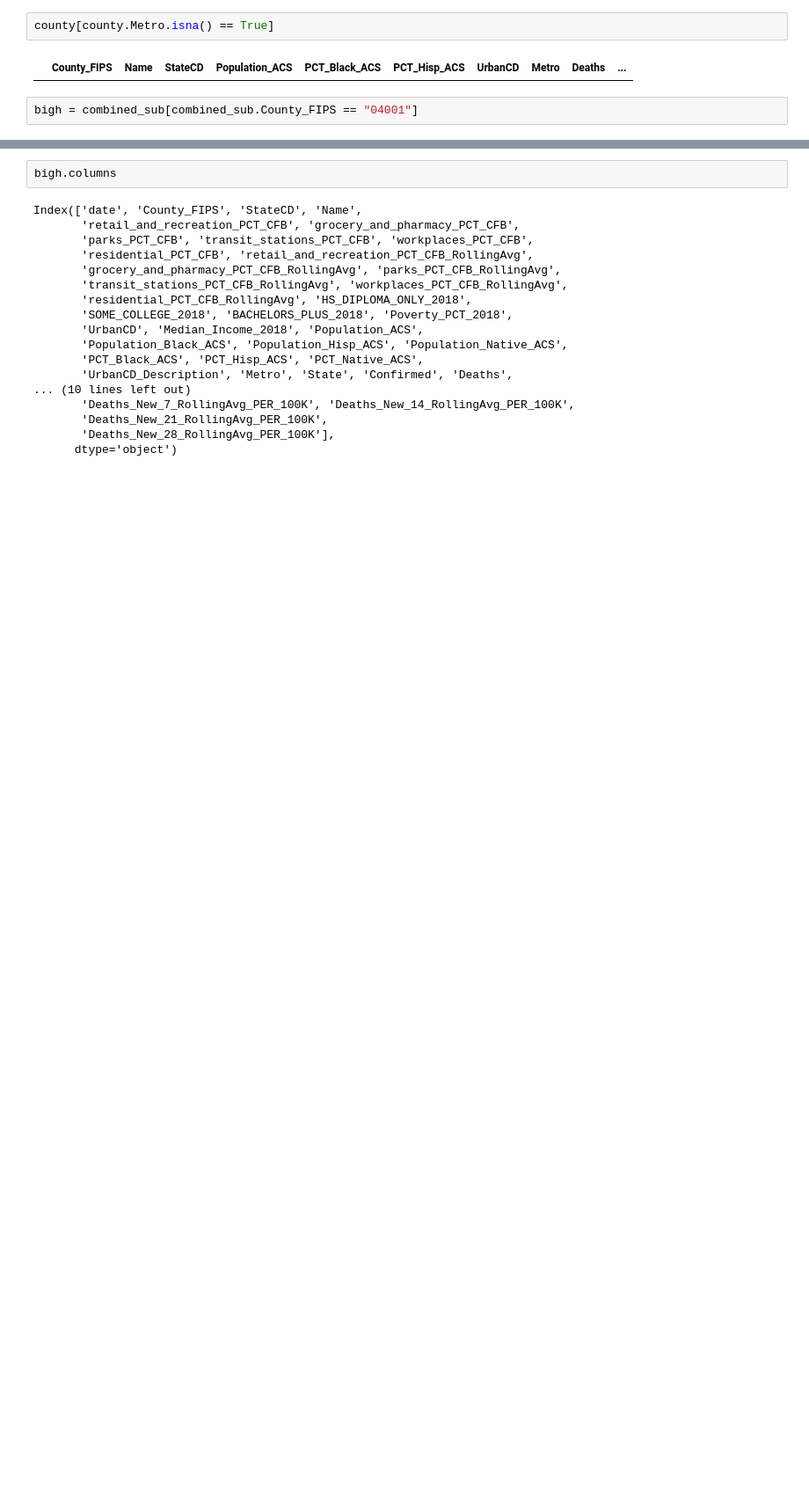
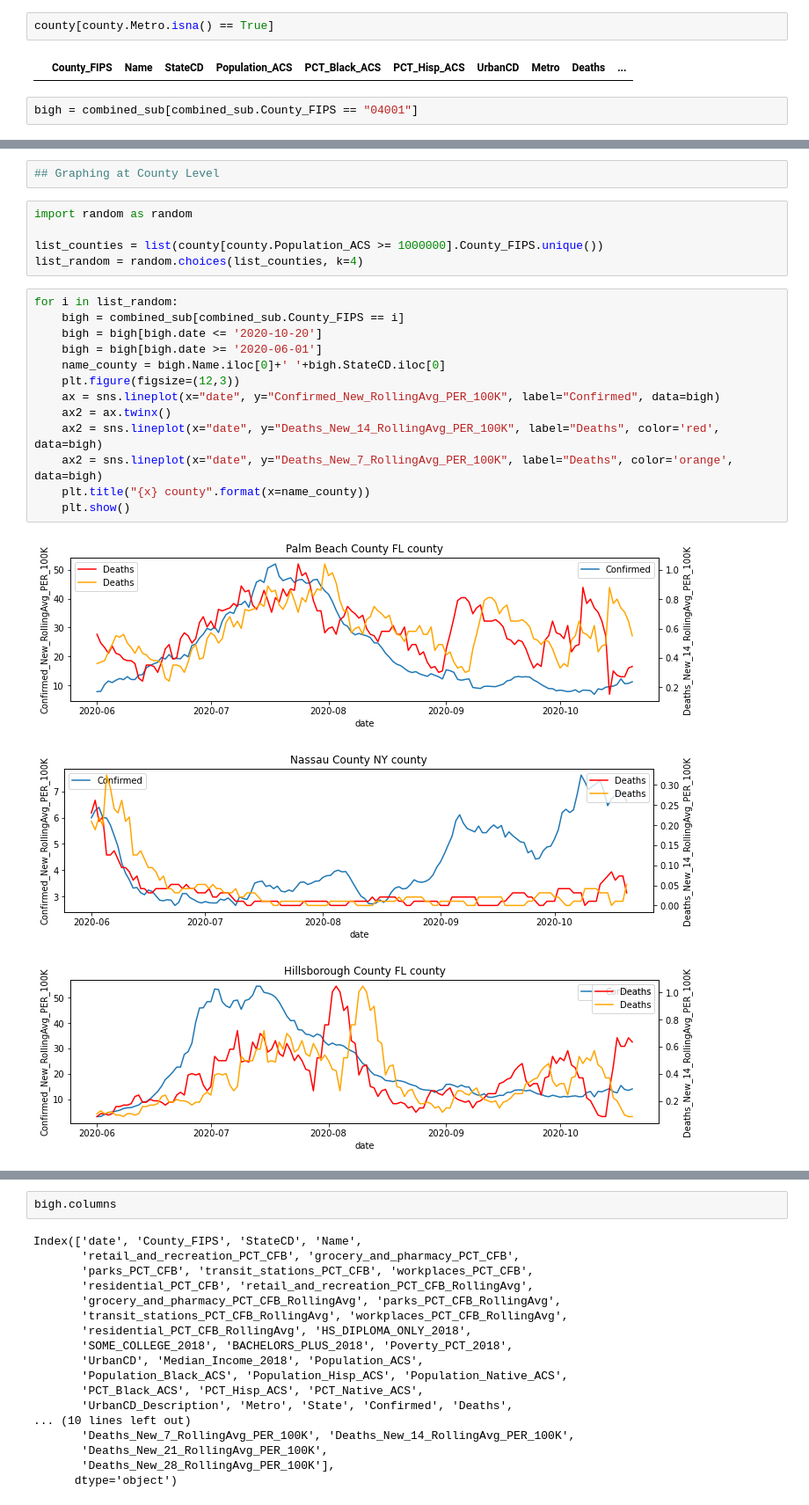
Before and after one commit to pballent/hia-covid, a Jupyter notebook: hia_covid_python_exploration/Combined_Data_Exploration.ipynb, the cells around one changed output, grey strips where cells are left out. Shown at 88% size. Cells and saved outputs as stored; diff of their text form; blank space fills up the shorter version.

```diff
--- a/hia_covid_python_exploration/Combined_Data_Exploration.ipynb
+++ b/hia_covid_python_exploration/Combined_Data_Exploration.ipynb
@@ -139,0 +162,24 @@ plt.show()
+# %%
+## Graphing at County Level
+# %%
+import random as random
+
+list_counties = list(county[county.Population_ACS >= 1000000].County_FIPS.unique())
+list_random = random.choices(list_counties, k=4)
+# %%
+for i in list_random:
+    bigh = combined_sub[combined_sub.County_FIPS == i]
+    bigh = bigh[bigh.date <= '2020-10-20']
+    bigh = bigh[bigh.date >= '2020-06-01']
+    name_county = bigh.Name.iloc[0]+' '+bigh.StateCD.iloc[0]
+    plt.figure(figsize=(12,3))
+    ax = sns.lineplot(x="date", y="Confirmed_New_RollingAvg_PER_100K", label="Confirmed", data=bigh)
+    ax2 = ax.twinx()
+    ax2 = sns.lineplot(x="date", y="Deaths_New_14_RollingAvg_PER_100K", label="Deaths", color='red', data=bigh)
+    ax2 = sns.lineplot(x="date", y="Deaths_New_7_RollingAvg_PER_100K", label="Deaths", color='orange', data=bigh)
+    plt.title("{x} county".format(x=name_county))
+    plt.show()
+# %% [output]
+[figure, added]
+[figure, added]
+[figure, added]
```
Also changed, not shown: parts of 33 cells of this notebook, 3 other files.
